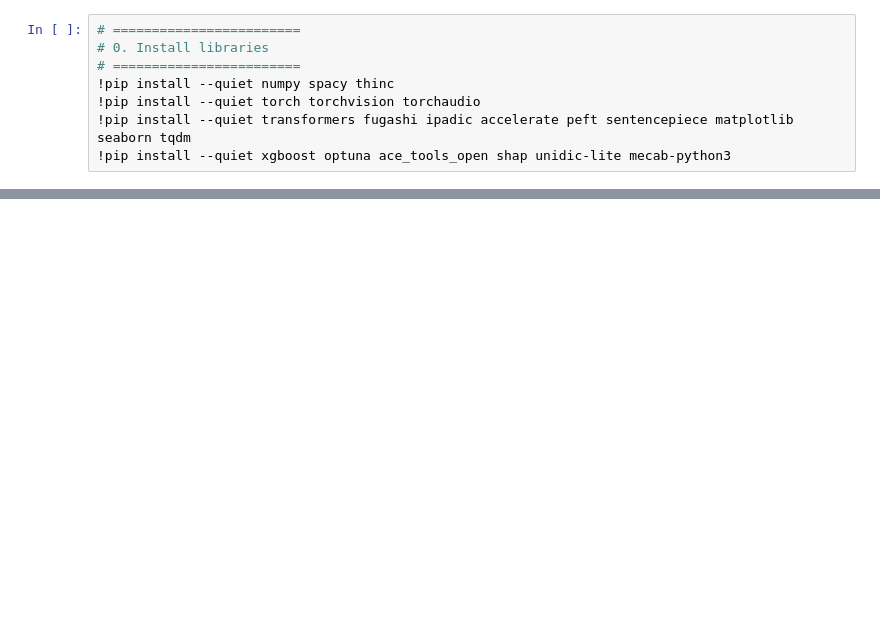
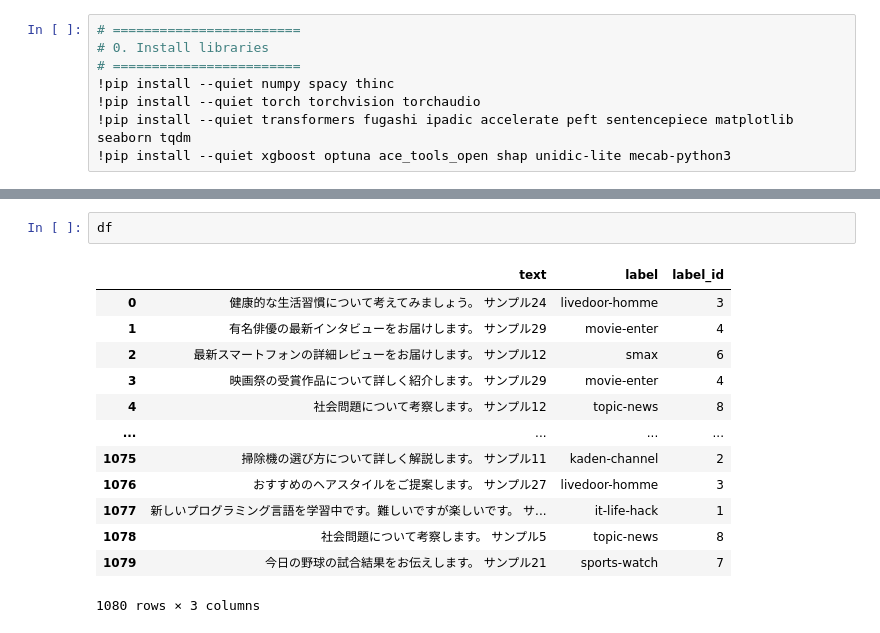
Before and after one commit to rytakahas/Sentiment_Analysis, a Jupyter notebook: notebook/Japanese_Sentiment_bert.ipynb, the cells around one changed output, grey strips where cells are left out. Cells and saved outputs as stored; diff of their text form; blank space fills up the shorter version.

```diff
--- a/notebook/Japanese_Sentiment_bert.ipynb
+++ b/notebook/Japanese_Sentiment_bert.ipynb
@@ -804,0 +1045,16 @@ JGLUE Sentiment + Kansai-ben Analysis (Test Set)
+# %%
+df
+# %% [output]
+|  | text | label | label_id |
+| 0 | 健康的な生活習慣について考えてみましょう。 サンプル24 | livedoor-homme | 3 |
+| 1 | 有名俳優の最新インタビューをお届けします。 サンプル29 | movie-enter | 4 |
+| 2 | 最新スマートフォンの詳細レビューをお届けします。 サンプル12 | smax | 6 |
+| 3 | 映画祭の受賞作品について詳しく紹介します。 サンプル29 | movie-enter | 4 |
+| 4 | 社会問題について考察します。 サンプル12 | topic-news | 8 |
+| ... | ... | ... | ... |
+| 1075 | 掃除機の選び方について詳しく解説します。 サンプル11 | kaden-channel | 2 |
+| 1076 | おすすめのヘアスタイルをご提案します。 サンプル27 | livedoor-homme | 3 |
+| 1077 | 新しいプログラミング言語を学習中です。難しいですが楽しいです。 サ... | it-life-hack | 1 |
+| 1078 | 社会問題について考察します。 サンプル5 | topic-news | 8 |
+| 1079 | 今日の野球の試合結果をお伝えします。 サンプル21 | sports-watch | 7 |
+1080 rows × 3 columns
```
Also changed, not shown: parts of 9 cells of this notebook.
